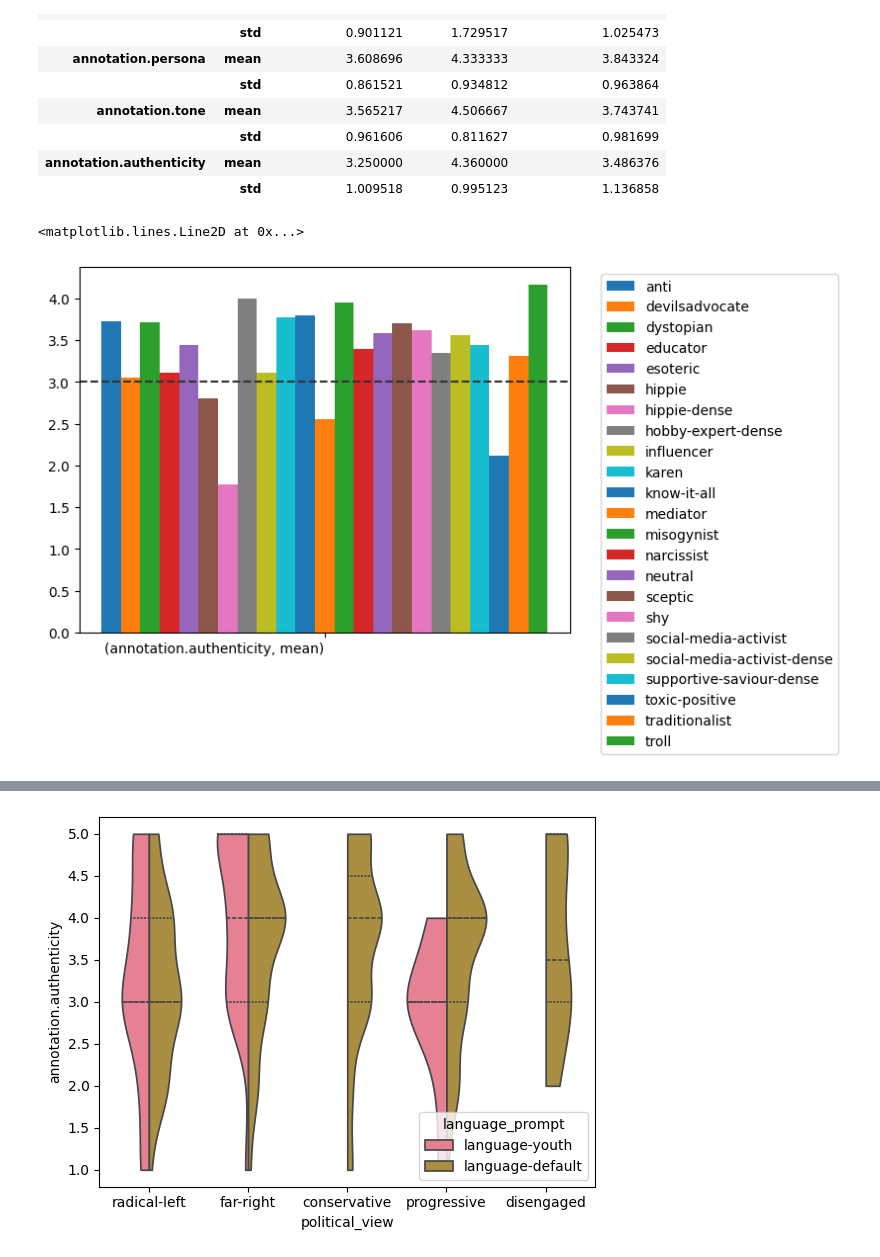
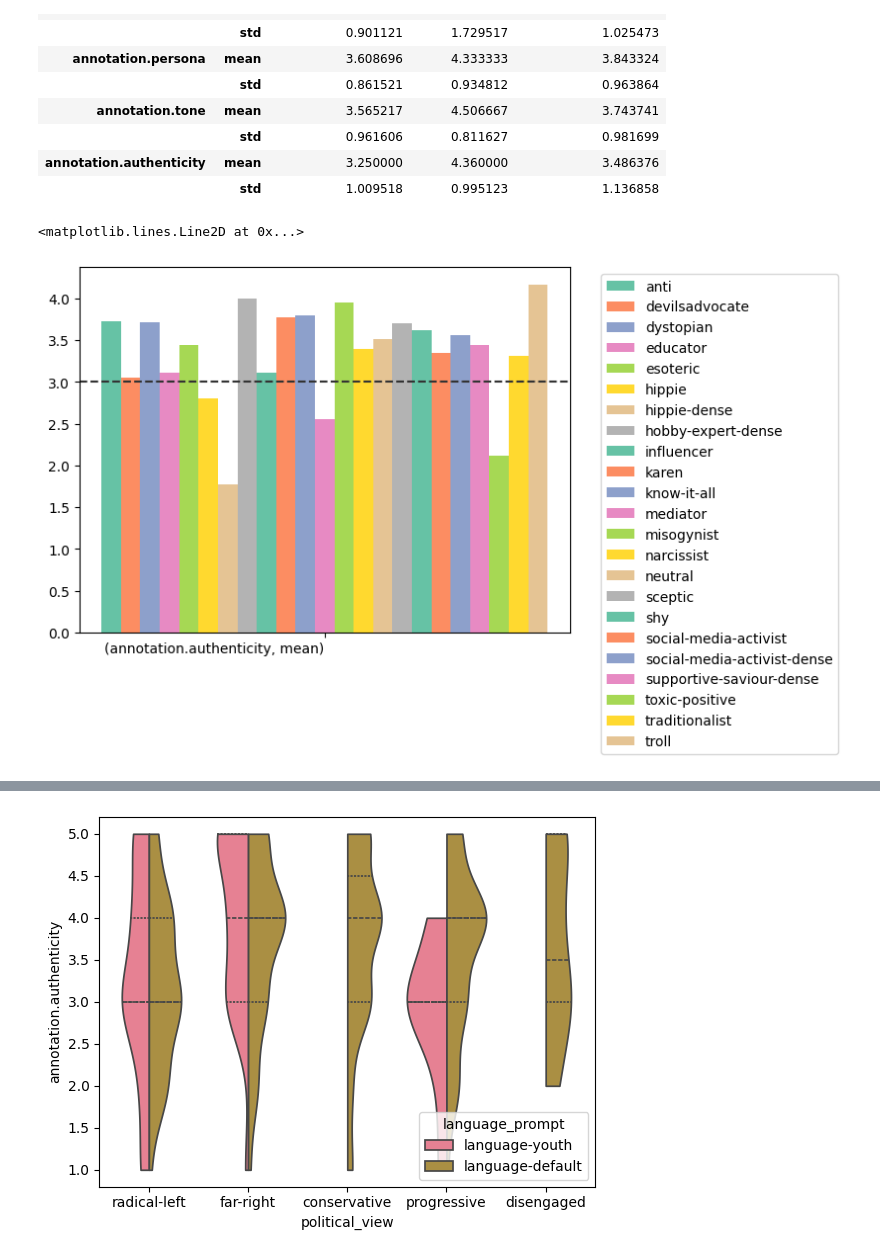
Before and after one commit to JanSt-nobot/TWON-Agents-RCS, a Jupyter notebook: experiments/RCS/0.1-Data-Processing.ipynb, the cells around one changed output, grey strips where cells are left out. Saved outputs shown, nothing was run; the diff lists cells and outputs as text; code cells hidden in the pictures.

```diff
--- a/experiments/RCS/0.1-Data-Processing.ipynb
+++ b/experiments/RCS/0.1-Data-Processing.ipynb
@@ -108,20 +108,22 @@ display('Base statistics grouped by languages.')
 |  | std | 1.009518 | 0.995123 | 1.136858 |
 # %%
 #authenticity bar chart per persona
+colors = sns.color_palette('Set2')
+
 ax = (
     dataset
     .groupby('main_persona', observed=False)
     .describe(percentiles=[])
     .loc[:, ('annotation.authenticity', ['mean'])]
     .T
-    .plot(kind='bar', width=5)
+    .plot(kind='bar', width=5, color=colors)
 )
 
 ax.set_xticklabels(ax.get_xticklabels(), rotation=0, ha='right')
 ax.legend(bbox_to_anchor=(1.05, 1), loc='upper left')
 
 # Add dashed line at value 3.0 on y-axis
 ax.axhline(y=3.0, color=(0.2, 0.2, 0.2), linestyle='--')
 # %% [output]
 <matplotlib.lines.Line2D at 0x...>
-[figure, old version]
+[figure, new version]
```
Also changed, not shown: parts of 3 cells of this notebook, 1 other file.
